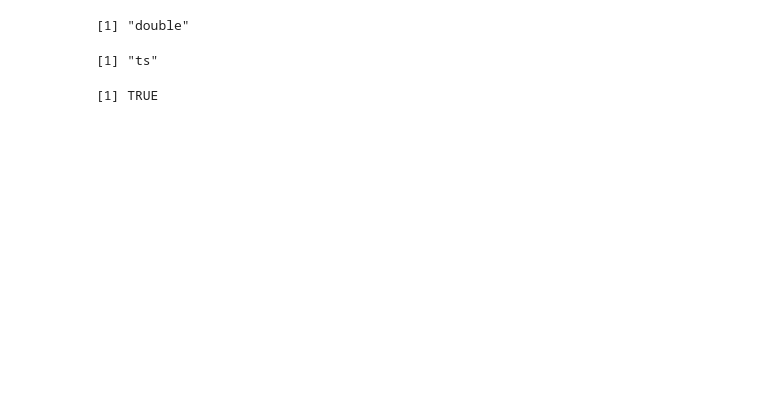
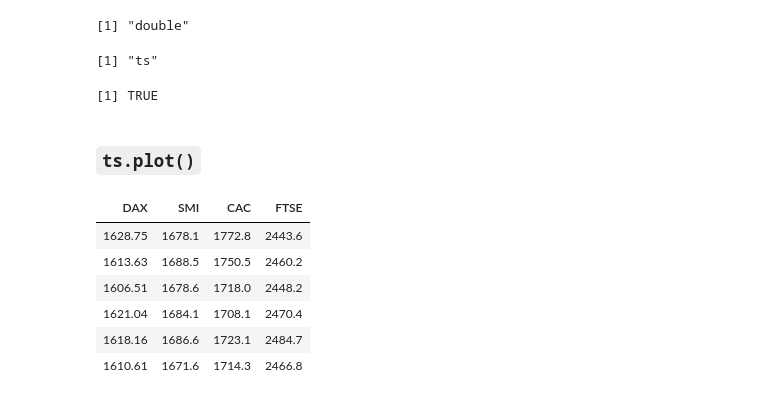
Before and after one commit to denglert/R-sandbox, a Jupyter notebook: datacamp/Time_series/chapter1.ipynb, the cells around one changed output. Drawn from its saved outputs; the diff is of its cells as text; code cells hidden in the pictures; blank space fills up the shorter version.

```diff
--- a/datacamp/Time_series/chapter1.ipynb
+++ b/datacamp/Time_series/chapter1.ipynb
@@ -202,3 +202,15 @@ class(time_series)
 is.ts(time_series)
 # %% [output]
 [1] TRUE
+# %% [markdown]
+### `ts.plot()`
+# %%
+head(EuStockMarkets)
+# %% [output]
+| DAX | SMI | CAC | FTSE |
+| 1628.75 | 1678.1 | 1772.8 | 2443.6 |
+| 1613.63 | 1688.5 | 1750.5 | 2460.2 |
+| 1606.51 | 1678.6 | 1718.0 | 2448.2 |
+| 1621.04 | 1684.1 | 1708.1 | 2470.4 |
+| 1618.16 | 1686.6 | 1723.1 | 2484.7 |
+| 1610.61 | 1671.6 | 1714.3 | 2466.8 |
```
Also changed, not shown: parts of 4 cells of this notebook, 1 other file.
